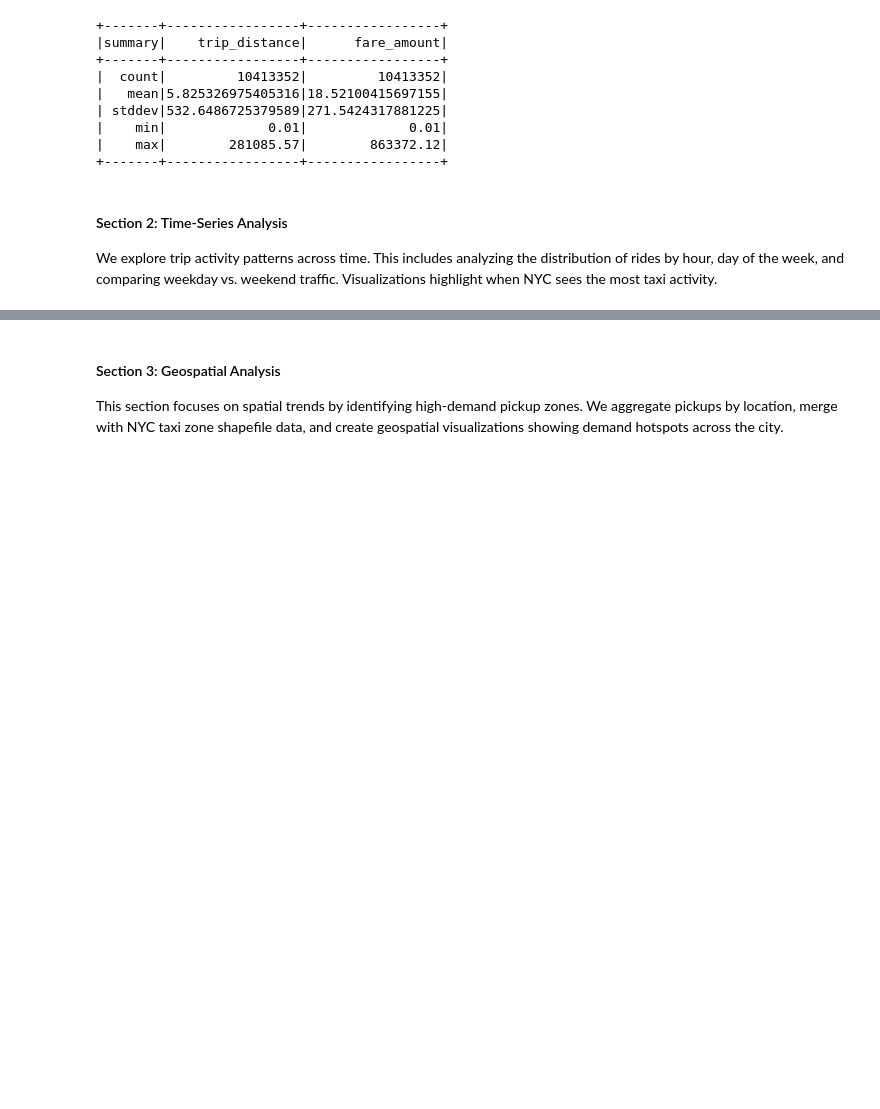
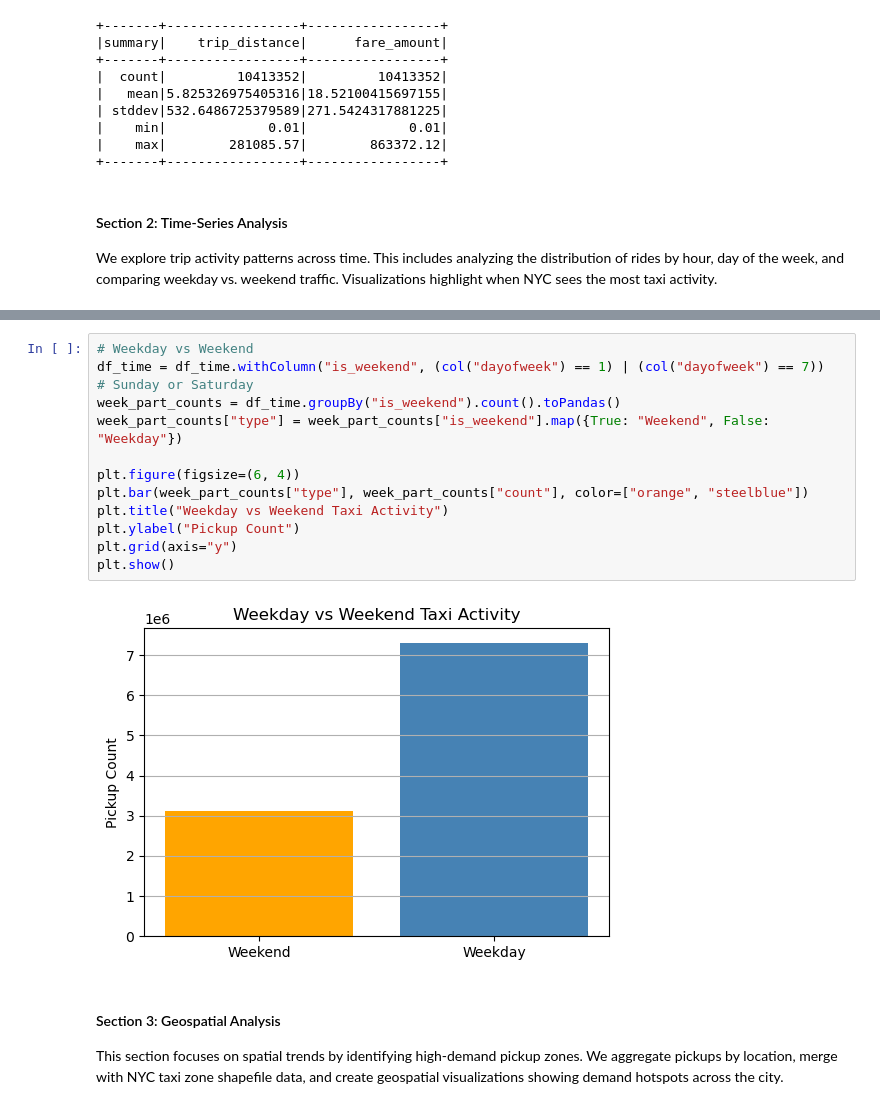
Before and after one commit to thiunuwan/nyc-taxi-spark-analysis, a Jupyter notebook: BigData_Project.ipynb, the cells around one changed output, grey strips where cells are left out. Drawn from its saved outputs; the diff is of its cells as text; blank space fills up the shorter version.

```diff
--- a/BigData_Project.ipynb
+++ b/BigData_Project.ipynb
@@ -134,3 +183,17 @@ We explore trip activity patterns across time. This includes analyzing the distr
+# %%
+# Weekday vs Weekend
+df_time = df_time.withColumn("is_weekend", (col("dayofweek") == 1) | (col("dayofweek") == 7))  # Sunday or Saturday
+week_part_counts = df_time.groupBy("is_weekend").count().toPandas()
+week_part_counts["type"] = week_part_counts["is_weekend"].map({True: "Weekend", False: "Weekday"})
+
+plt.figure(figsize=(6, 4))
+plt.bar(week_part_counts["type"], week_part_counts["count"], color=["orange", "steelblue"])
+plt.title("Weekday vs Weekend Taxi Activity")
+plt.ylabel("Pickup Count")
+plt.grid(axis="y")
+plt.show()
+# %% [output]
+[figure, added]
 # %% [markdown]
 #### Section 3: Geospatial Analysis
 
```
Also changed, not shown: parts of 6 cells of this notebook.
